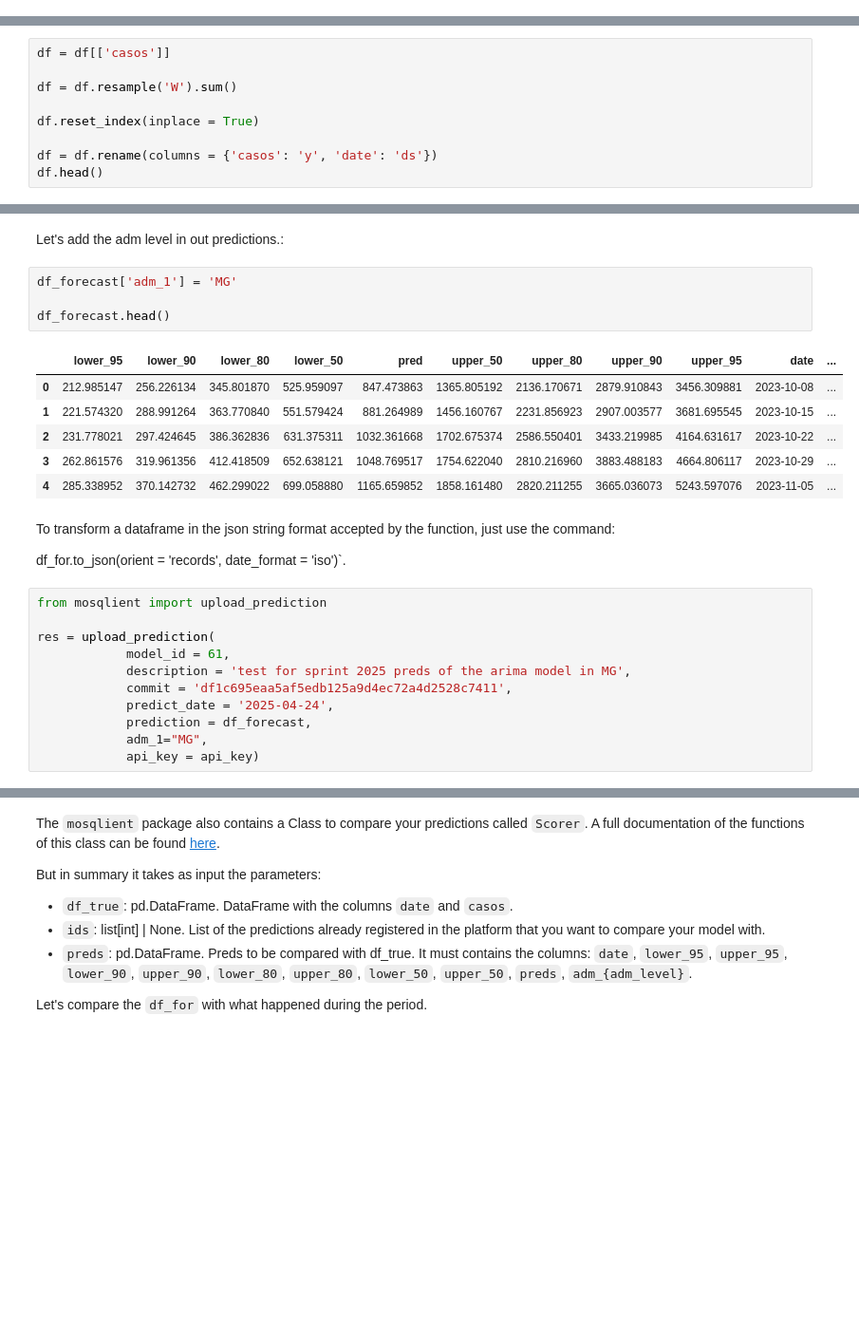
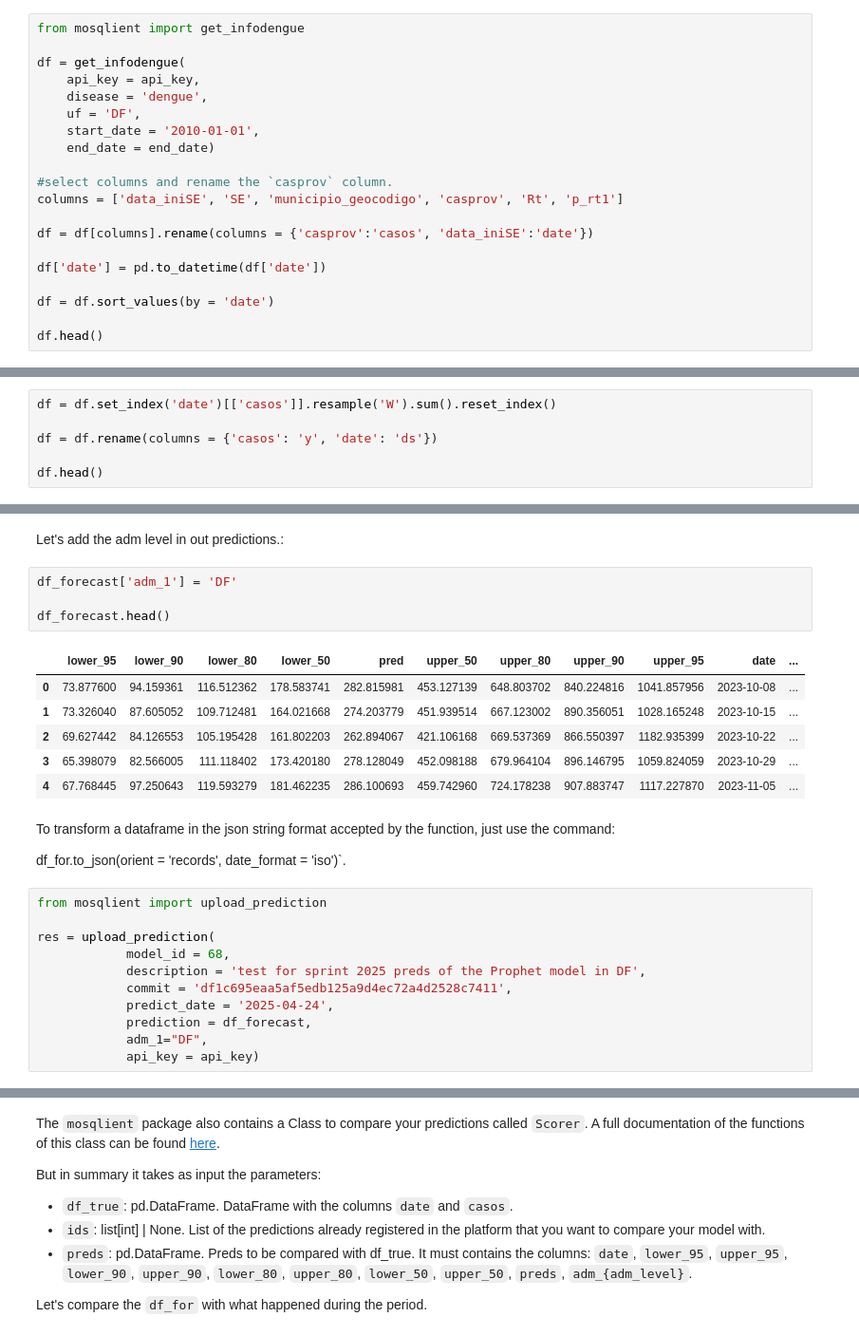
Before and after one commit to Mosqlimate-project/sprint-template-2025, a Jupyter notebook: Demo Notebooks/Python demo.ipynb, the cells around one changed output, grey strips where cells are left out. Shown at 95% size. Drawn from its saved outputs; the diff is of its cells as text; blank space fills up the shorter version.

```diff
--- a/Demo Notebooks/Python demo.ipynb
+++ b/Demo Notebooks/Python demo.ipynb
@@ -43,0 +55,20 @@ start_date, end_date
+# %%
+from mosqlient import get_infodengue
+
+df = get_infodengue(
+    api_key = api_key,
+    disease = 'dengue',
+    uf = 'DF',
+    start_date = '2010-01-01',
+    end_date = end_date)
+
+#select columns and rename the `casprov` column.
+columns = ['data_iniSE', 'SE', 'municipio_geocodigo', 'casprov', 'Rt', 'p_rt1']
+
+df = df[columns].rename(columns = {'casprov':'casos', 'data_iniSE':'date'})
+
+df['date'] = pd.to_datetime(df['date'])
+
+df = df.sort_values(by = 'date')
+
+df.head()
@@ -44,13 +82,10 @@ start_date, end_date
 # %% [markdown]
 Let's prepare the dataset, renaming the columns to match the `prophet` library requirements. The library requires a `ds` column for the date and a `y` column for the value to be predicted.
 # %%
-df = df[['casos']]
-
-df = df.resample('W').sum()
-
-df.reset_index(inplace = True)
+df = df.set_index('date')[['casos']].resample('W').sum().reset_index()
 
 df = df.rename(columns = {'casos': 'y', 'date': 'ds'})
+
 df.head()
 # %% [output]
 |  | ds | y |
@@ -237,16 +264,16 @@ When registering your model, you need to provide the `ADM Level` of the output p
 # %% [markdown]
 Let's add the adm level in out predictions.:
 # %%
-df_forecast['adm_1'] = 'MG'
+df_forecast['adm_1'] = 'DF'
 
 df_forecast.head()
 # %% [output]
 |  | lower_95 | lower_90 | lower_80 | lower_50 | pred | upper_50 | upper_80 | upper_90 | upper_95 | date | ... |
-| 0 | 212.985147 | 256.226134 | 345.801870 | 525.959097 | 847.473863 | 1365.805192 | 2136.170671 | 2879.910843 | 3456.309881 | 2023-10-08 | ... |
-| 1 | 221.574320 | 288.991264 | 363.770840 | 551.579424 | 881.264989 | 1456.160767 | 2231.856923 | 2907.003577 | 3681.695545 | 2023-10-15 | ... |
-| 2 | 231.778021 | 297.424645 | 386.362836 | 631.375311 | 1032.361668 | 1702.675374 | 2586.550401 | 3433.219985 | 4164.631617 | 2023-10-22 | ... |
-| 3 | 262.861576 | 319.961356 | 412.418509 | 652.638121 | 1048.769517 | 1754.622040 | 2810.216960 | 3883.488183 | 4664.806117 | 2023-10-29 | ... |
-| 4 | 285.338952 | 370.142732 | 462.299022 | 699.058880 | 1165.659852 | 1858.161480 | 2820.211255 | 3665.036073 | 5243.597076 | 2023-11-05 | ... |
+| 0 | 73.877600 | 94.159361 | 116.512362 | 178.583741 | 282.815981 | 453.127139 | 648.803702 | 840.224816 | 1041.857956 | 2023-10-08 | ... |
+| 1 | 73.326040 | 87.605052 | 109.712481 | 164.021668 | 274.203779 | 451.939514 | 667.123002 | 890.356051 | 1028.165248 | 2023-10-15 | ... |
+| 2 | 69.627442 | 84.126553 | 105.195428 | 161.802203 | 262.894067 | 421.106168 | 669.537369 | 866.550397 | 1182.935399 | 2023-10-22 | ... |
+| 3 | 65.398079 | 82.566005 | 111.118402 | 173.420180 | 278.128049 | 452.098188 | 679.964104 | 896.146795 | 1059.824059 | 2023-10-29 | ... |
+| 4 | 67.768445 | 97.250643 | 119.593279 | 181.462235 | 286.100693 | 459.742960 | 724.178238 | 907.883747 | 1117.227870 | 2023-11-05 | ... |
 # %% [markdown]
 To transform a dataframe in the json string format accepted by the function, just use the command:
 
@@ -255,11 +282,11 @@ df_for.to_json(orient = 'records', date_format = 'iso')`.
 from mosqlient import upload_prediction
 
 res = upload_prediction(
-            model_id = 61,
-            description = 'test for sprint 2025 preds of the arima model in MG',
+            model_id = 68,
+            description = 'test for sprint 2025 preds of the Prophet model in DF',
             commit = 'df1c695eaa5af5edb125a9d4ec72a4d2528c7411',
             predict_date = '2025-04-24',
             prediction = df_forecast,
-            adm_1="MG",
+            adm_1="DF",
             api_key = api_key)
 # %% [markdown]
```
Also changed, not shown: parts of 21 cells of this notebook, 2 other files.
